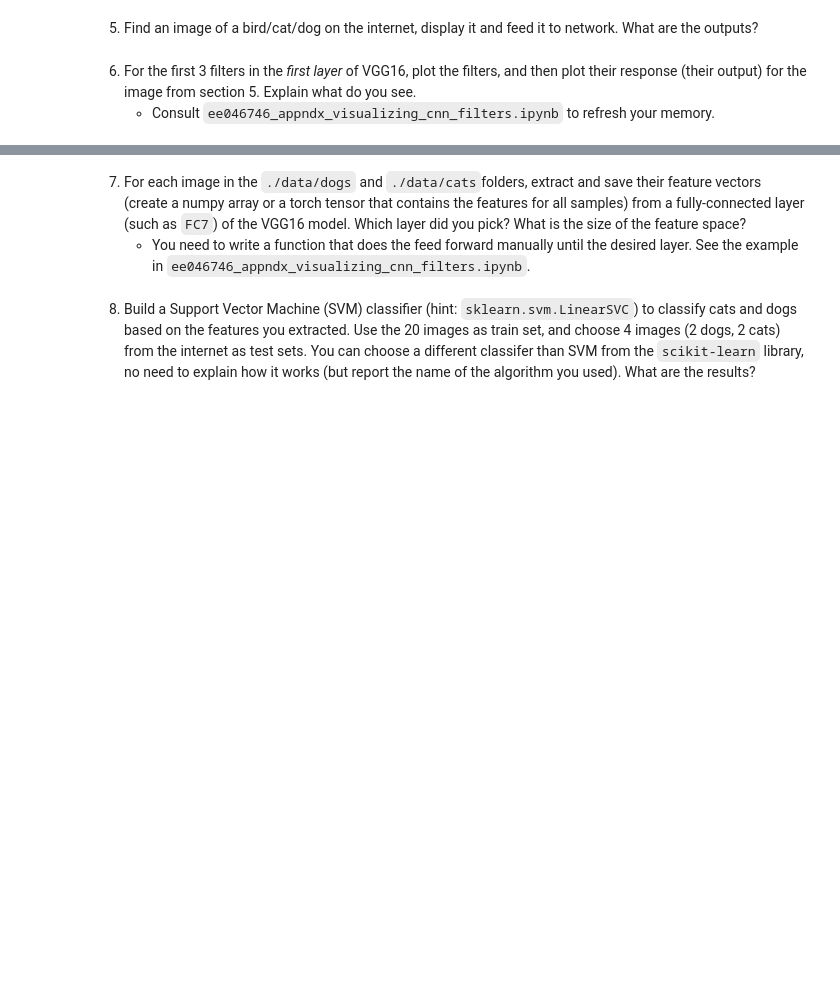
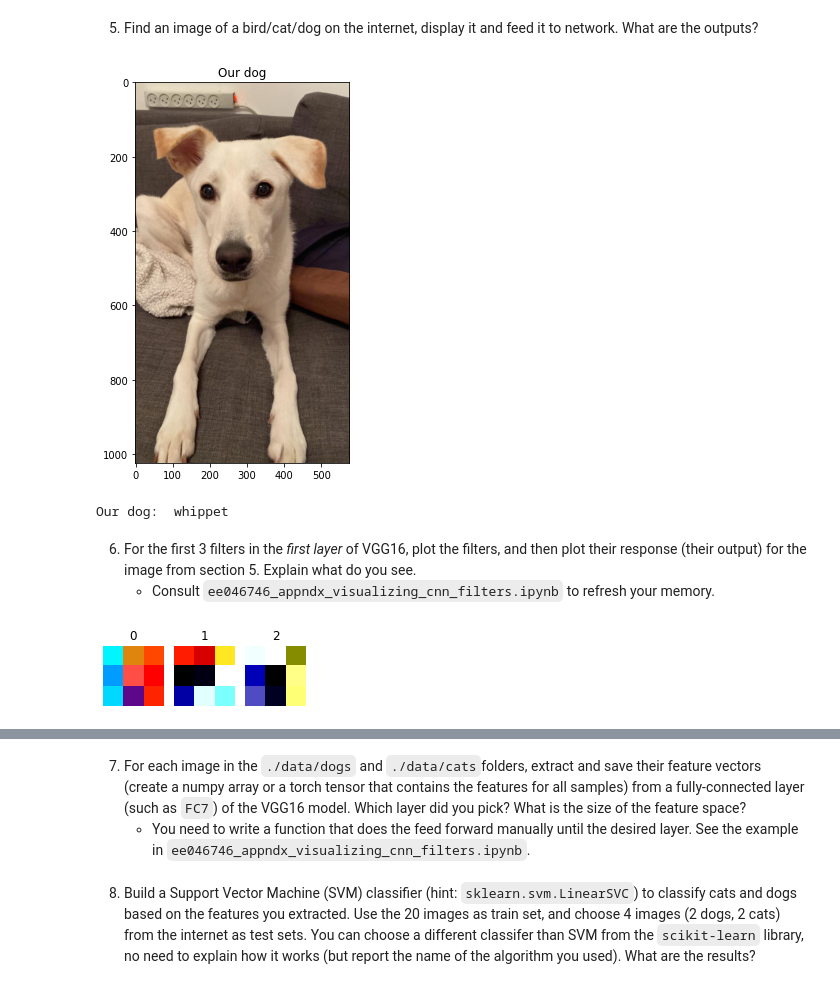
Before and after one commit to DariaHasin/cv-course, a Jupyter notebook: HW1 - Classification/ee046746_hw1_classification.ipynb, the cells around one changed output, grey strips where cells are left out. Saved outputs shown, nothing was run; the diff lists cells and outputs as text; code cells hidden in the pictures; blank space fills up the shorter version.

```diff
--- a/HW1 - Classification/ee046746_hw1_classification.ipynb
+++ b/HW1 - Classification/ee046746_hw1_classification.ipynb
@@ -612,5 +612,23 @@ Second bird:  macaw
 # %% [markdown]
 5. Find an image of a bird/cat/dog on the internet, display it and feed it to network. What are the outputs?
+# %%
+img_dog1 = cv2.imread('./data/my_data/dog1.jpg')
+img_dog1 = cv2.cvtColor(img_dog1, cv2.COLOR_BGR2RGB)
+
+plt.figure(figsize=(7, 7))
+plt.imshow(img_dog1)
+plt.title('Our dog')
+plt.show()
+# %% [output]
+[figure, added]
+# %%
+tensor_img3 = transforms(img_dog1)
+prediction = vgg16_nn(tensor_img3.unsqueeze(0))
+class_id = prediction.argmax().item()
+category_name = labels[class_id]
+print('Our dog: ', category_name)
+# %% [output]
+Our dog:  whippet
 # %% [markdown]
 6. For the first 3 filters in the *first layer* of VGG16, plot the filters, and then plot their response (their output) for the image from section 5. Explain what do you see.
     * Consult `ee046746_appndx_visualizing_cnn_filters.ipynb` to refresh your memory.
@@ -616,0 +740,4 @@ Second bird:  macaw
+# %%
+plot_weights(vgg16_nn, 0)
+# %% [output]
+[figure, added]
```
Also changed, not shown: parts of 5 cells of this notebook.
